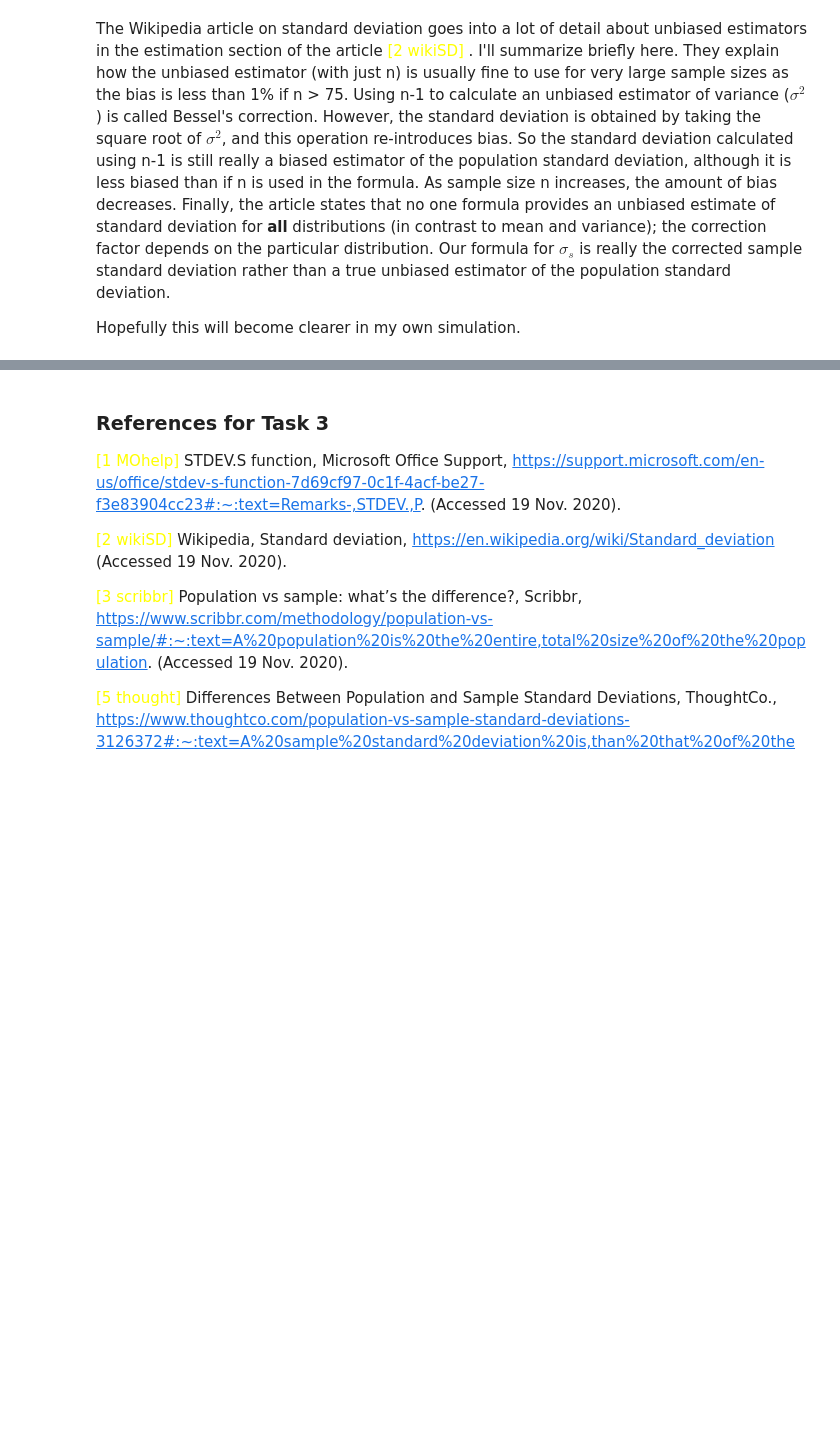
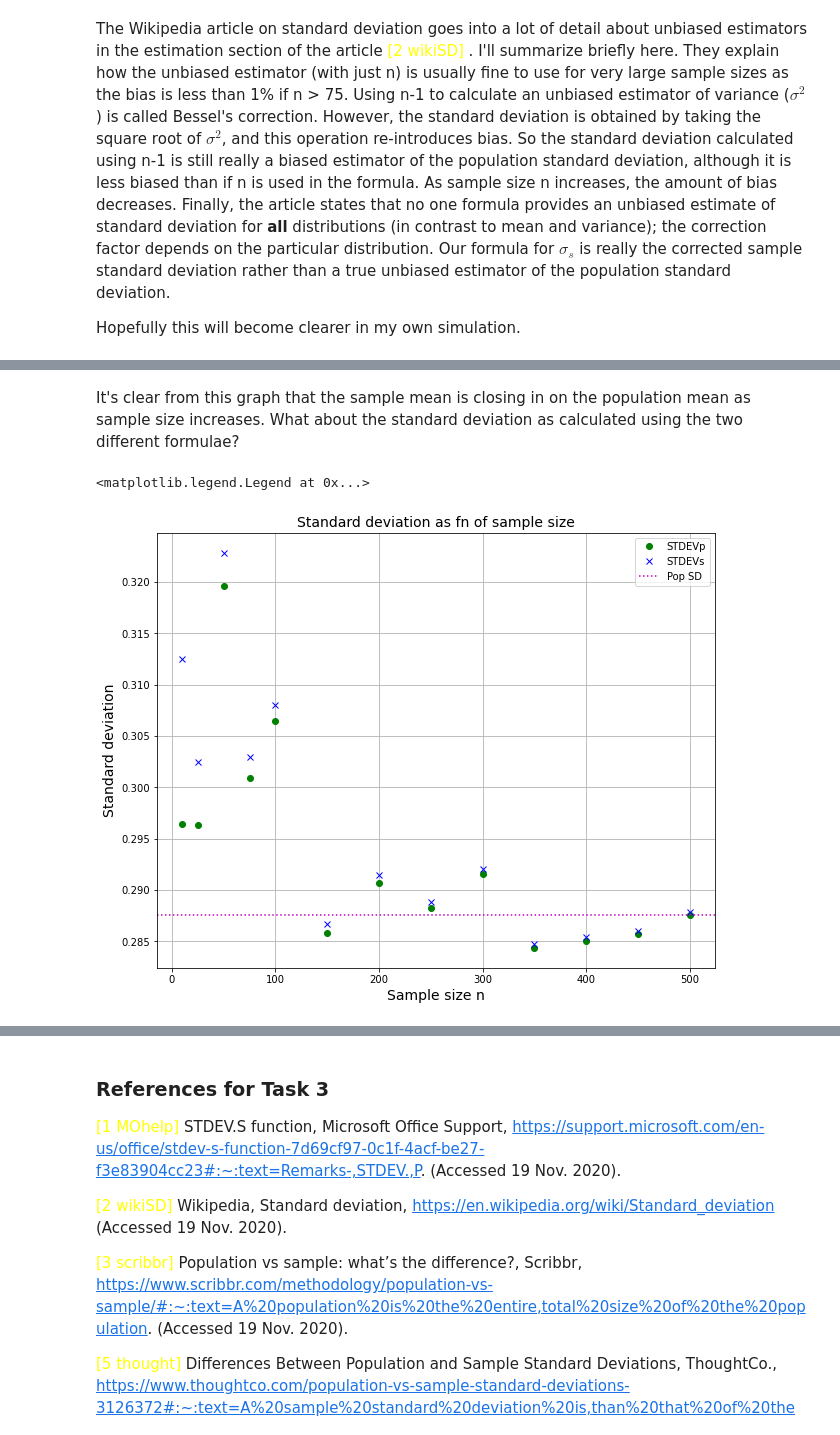
Before and after one commit to elizabethdaly/tasks-machine-learning, a Jupyter notebook: tasks-machine-learning.ipynb, the cells around one changed output, grey strips where cells are left out. Drawn from its saved outputs; the diff is of its cells as text; code cells hidden in the pictures; blank space fills up the shorter version.

```diff
--- a/tasks-machine-learning.ipynb
+++ b/tasks-machine-learning.ipynb
@@ -479,0 +542,15 @@ Biased Standard Deviation = 0.29364; Unbiased Standard Deviation = 0.29512
+# %% [markdown]
+It's clear from this graph that the sample mean is closing in on the population mean as sample size increases. What about the standard deviation as calculated using the two different formulae?
+# %%
+# Plot results for standard deviation.
+plt.plot(df['n'], df['STDEVp'], 'go', label='STDEVp') # Uses n
+plt.plot(df['n'], df['STDEVs'], 'bx', label='STDEVs') # Uses n-1
+plt.axhline(y=sp, color='m', linestyle=':', label='Pop SD')
+plt.title('Standard deviation as fn of sample size', fontsize='14')
+plt.xlabel('Sample size n', fontsize='14')
+plt.ylabel('Standard deviation', fontsize='14')
+plt.grid()
+plt.legend()
+# %% [output]
+<matplotlib.legend.Legend at 0x...>
+[figure, added]
```
Also changed, not shown: parts of 18 cells of this notebook, 1 other file.
